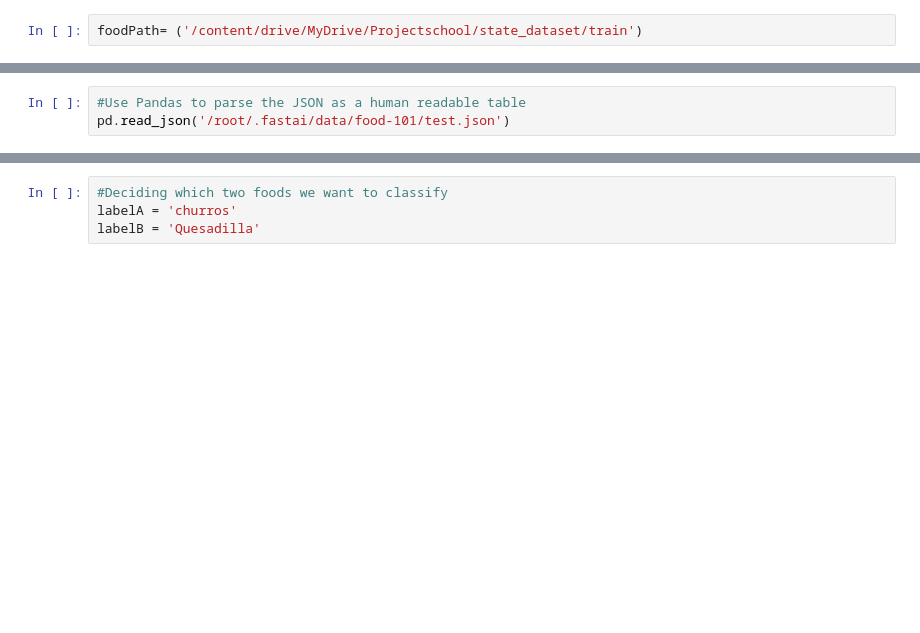
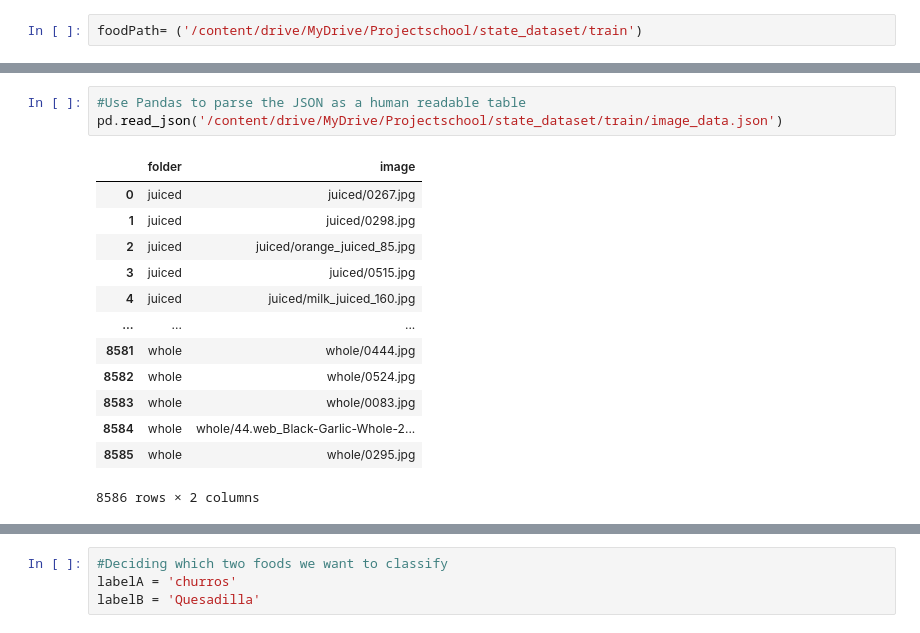
Before and after one commit to milansua/Projectschool, a Jupyter notebook: Train_a_Food_Model.ipynb, the cells around one changed output, grey strips where cells are left out. Cells and saved outputs as stored; diff of their text form; blank space fills up the shorter version.

```diff
--- a/Train_a_Food_Model.ipynb
+++ b/Train_a_Food_Model.ipynb
@@ -36,3 +36,17 @@ imag.show()
 # %%
 #Use Pandas to parse the JSON as a human readable table
-pd.read_json('/root/.fastai/data/food-101/test.json')
+pd.read_json('/content/drive/MyDrive/Projectschool/state_dataset/train/image_data.json')
+# %% [output]
+|  | folder | image |
+| 0 | juiced | juiced/0267.jpg |
+| 1 | juiced | juiced/0298.jpg |
+| 2 | juiced | juiced/orange_juiced_85.jpg |
+| 3 | juiced | juiced/0515.jpg |
+| 4 | juiced | juiced/milk_juiced_160.jpg |
+| ... | ... | ... |
+| 8581 | whole | whole/0444.jpg |
+| 8582 | whole | whole/0524.jpg |
+| 8583 | whole | whole/0083.jpg |
+| 8584 | whole | whole/44.web_Black-Garlic-Whole-2... |
+| 8585 | whole | whole/0295.jpg |
+8586 rows × 2 columns
```
Also changed, not shown: parts of 4 cells of this notebook.
